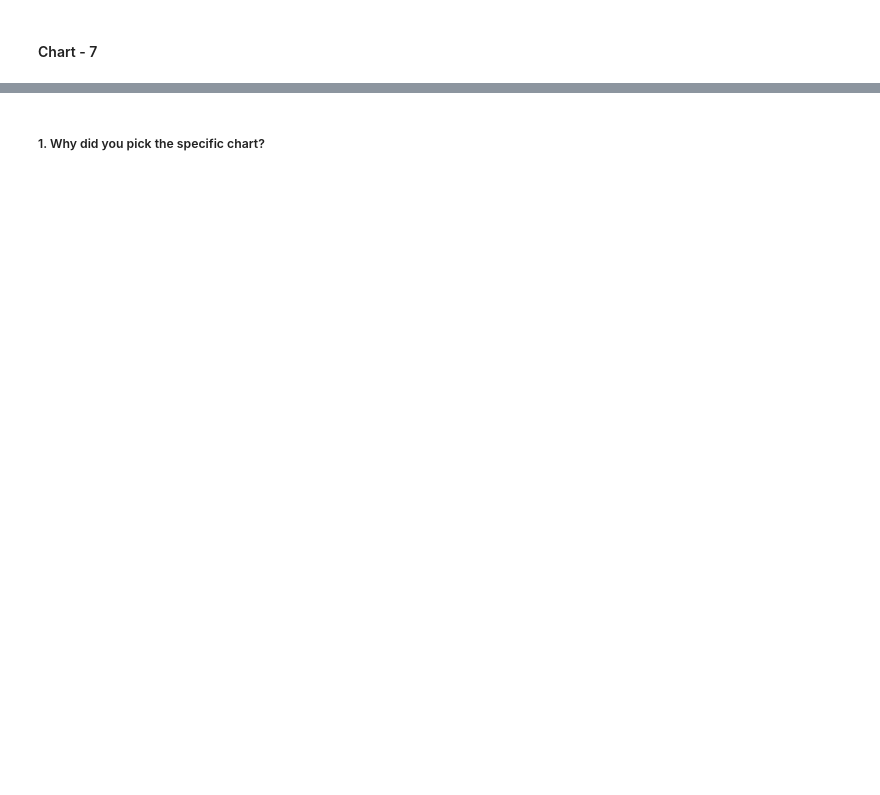
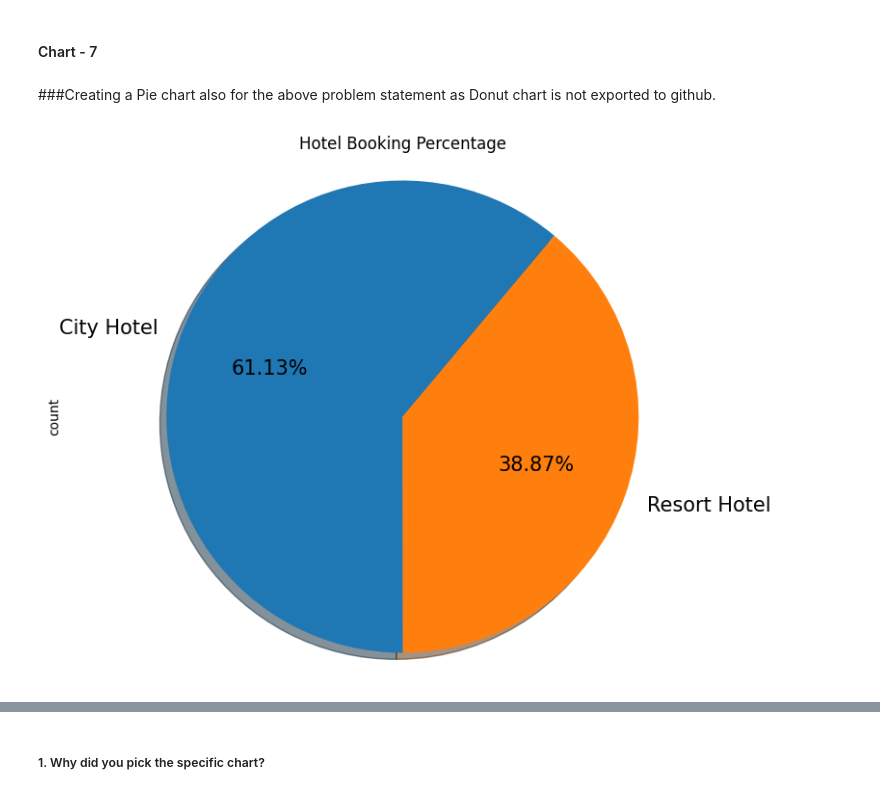
Before and after one commit to PujaH-DS/-Sample-EDA-Submission-HOTEL-BOOKING-Puja, a Jupyter notebook: Sample_EDA_Submission(HOTEL_BOOKING_)_Puja.ipynb, the cells around one changed output, grey strips where cells are left out. Saved outputs shown, nothing was run; the diff lists cells and outputs as text; code cells hidden in the pictures; blank space fills up the shorter version.

```diff
--- a/Sample_EDA_Submission(HOTEL_BOOKING_)_Puja.ipynb
+++ b/Sample_EDA_Submission(HOTEL_BOOKING_)_Puja.ipynb
@@ -445,13 +477,13 @@ Index(['hotel', 'is_canceled', 'lead_time', 'arrival_date_year',
 # %%
 # replacing null values in children column with assumimg 0 that family have 0 children
 # replacinf null values in company and also agent column with 0
-# replacing null values in countr column as we write "others"
+# replacing null values in country column as we write "others"
 
 
 hb_df1['children'].fillna(0, inplace=True)
 hb_df1['company'].fillna(0, inplace= True)
 hb_df1['agent'].fillna(0, inplace= True)
-hb_df1['country'].fillna(0, inplace= True)
+hb_df1['country'].fillna('Others', inplace= True)
 # %% [output]
 The behavior will change in pandas 3.0. This inplace method will never work because the intermediate object on which we are setting values always behaves as a copy.
 
@@ -820,0 +931,15 @@ Answer Here
+# %% [markdown]
+###Creating a Pie chart also for the above problem statement as Donut chart is not exported to github.
+# %%
+# Chart - 7 visualization code
+# Count Hotel
+hotel_count = hb_df1.hotel.value_counts()
+
+# Plotting Values in a simple pie chart
+hotel_count.plot.pie(figsize=(9,7), autopct='%1.2f%%', shadow=True, fontsize=15,startangle=50)
+# Setting the title
+plt.title('Hotel Booking Percentage')
+plt.axis('equal')
+plt.show()
+# %% [output]
+[figure, added]
```
Also changed, not shown: parts of 178 cells of this notebook.
